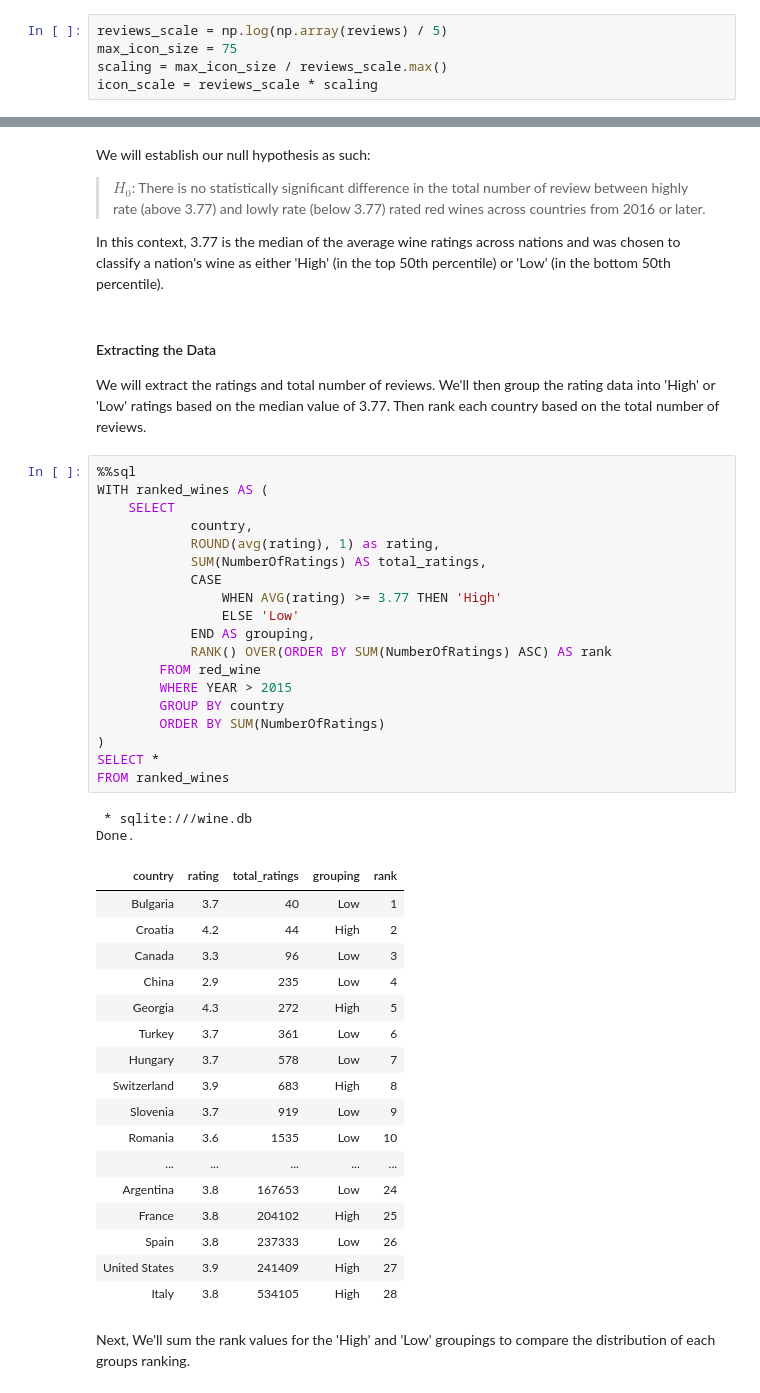
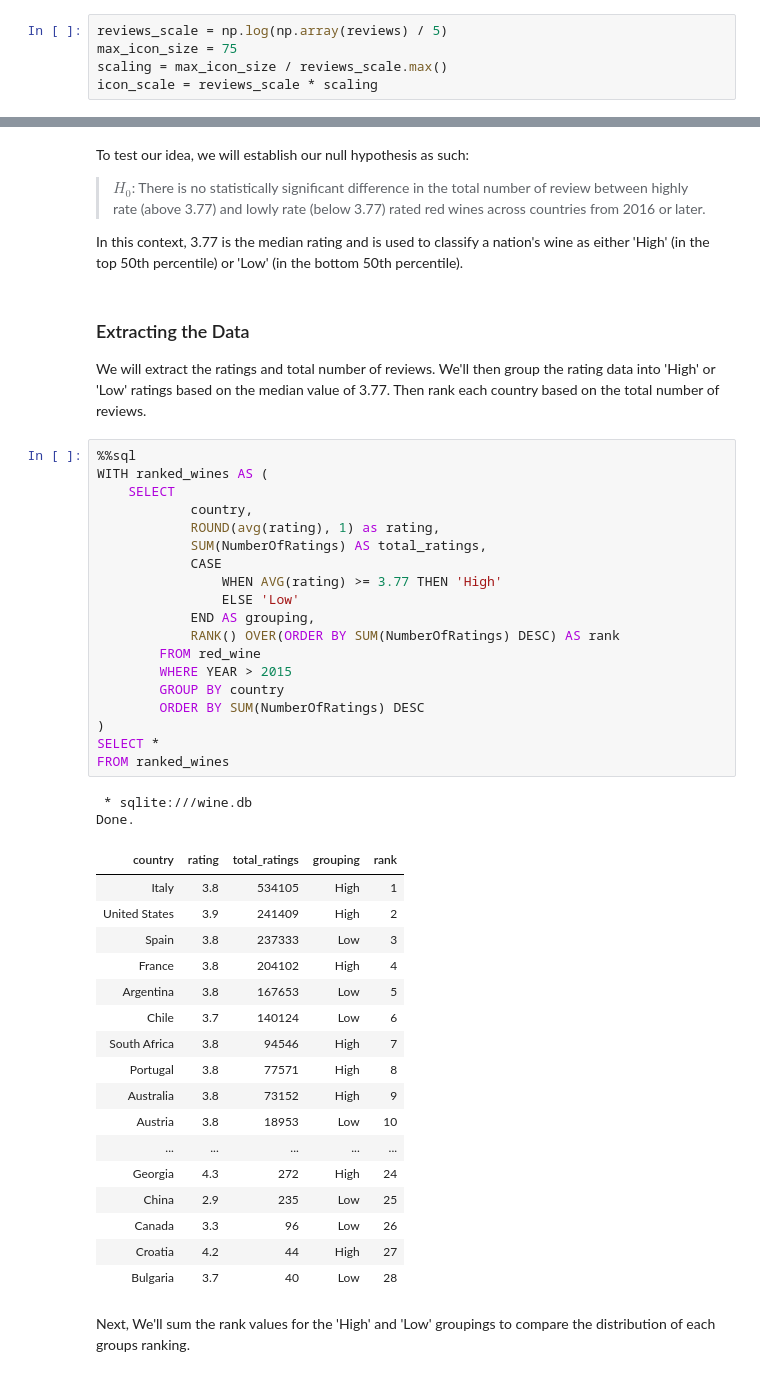
Before and after one commit to JGundisalvus/portfolio, a Jupyter notebook: wine_ratings/wine_analysis.ipynb, the cells around one changed output, grey strips where cells are left out. Cells and saved outputs as stored; diff of their text form.

```diff
--- a/wine_ratings/wine_analysis.ipynb
+++ b/wine_ratings/wine_analysis.ipynb
@@ -200,51 +189,50 @@ m
 # %% [markdown]
-We will establish our null hypothesis as such:
+To test our idea, we will establish our null hypothesis as such:
+>$H_0$: There is no statistically significant difference in the total number of review between highly rate (above 3.77) and lowly rate (below 3.77) rated red wines across countries from 2016 or later.
 
- >$H_0$: There is no statistically significant difference in the total number of review between highly rate (above 3.77) and lowly rate (below 3.77) rated red wines across countries from 2016 or later.
-
-In this context, 3.77 is the median of the average wine ratings across nations and was chosen to classify a nation's wine as either 'High' (in the top 50th percentile) or 'Low' (in the bottom 50th percentile).
+In this context, 3.77 is the median rating and is used to classify a nation's wine as either 'High' (in the top 50th percentile) or 'Low' (in the bottom 50th percentile).
 # %% [markdown]
-#### Extracting the Data
+### Extracting the Data
 We will extract the ratings and total number of reviews. We'll then group the rating data into 'High' or 'Low' ratings based on the median value of 3.77. Then rank each country based on the total number of reviews.
 # %%
 %%sql
 WITH ranked_wines AS (
     SELECT
             country,
             ROUND(avg(rating), 1) as rating,
             SUM(NumberOfRatings) AS total_ratings,
             CASE
                 WHEN AVG(rating) >= 3.77 THEN 'High'
                 ELSE 'Low'
             END AS grouping,
-            RANK() OVER(ORDER BY SUM(NumberOfRatings) ASC) AS rank
+            RANK() OVER(ORDER BY SUM(NumberOfRatings) DESC) AS rank
         FROM red_wine
         WHERE YEAR > 2015
         GROUP BY country
-        ORDER BY SUM(NumberOfRatings)
+        ORDER BY SUM(NumberOfRatings) DESC
 )
 SELECT *
 FROM ranked_wines
 # %% [output]
  * sqlite:///wine.db
 Done.
 | country | rating | total_ratings | grouping | rank |
-| Bulgaria | 3.7 | 40 | Low | 1 |
-| Croatia | 4.2 | 44 | High | 2 |
-| Canada | 3.3 | 96 | Low | 3 |
-| China | 2.9 | 235 | Low | 4 |
-| Georgia | 4.3 | 272 | High | 5 |
-| Turkey | 3.7 | 361 | Low | 6 |
-| Hungary | 3.7 | 578 | Low | 7 |
-| Switzerland | 3.9 | 683 | High | 8 |
-| Slovenia | 3.7 | 919 | Low | 9 |
-| Romania | 3.6 | 1535 | Low | 10 |
+| Italy | 3.8 | 534105 | High | 1 |
+| United States | 3.9 | 241409 | High | 2 |
+| Spain | 3.8 | 237333 | Low | 3 |
+| France | 3.8 | 204102 | High | 4 |
+| Argentina | 3.8 | 167653 | Low | 5 |
+| Chile | 3.7 | 140124 | Low | 6 |
+| South Africa | 3.8 | 94546 | High | 7 |
+| Portugal | 3.8 | 77571 | High | 8 |
+| Australia | 3.8 | 73152 | High | 9 |
+| Austria | 3.8 | 18953 | Low | 10 |
 | ... | ... | ... | ... | ... |
-| Argentina | 3.8 | 167653 | Low | 24 |
-| France | 3.8 | 204102 | High | 25 |
-| Spain | 3.8 | 237333 | Low | 26 |
-| United States | 3.9 | 241409 | High | 27 |
-| Italy | 3.8 | 534105 | High | 28 |
+| Georgia | 4.3 | 272 | High | 24 |
+| China | 2.9 | 235 | Low | 25 |
+| Canada | 3.3 | 96 | Low | 26 |
+| Croatia | 4.2 | 44 | High | 27 |
+| Bulgaria | 3.7 | 40 | Low | 28 |
 # %% [markdown]
 Next, We'll sum the rank values for the 'High' and 'Low' groupings to compare the distribution of each groups ranking.
 # %%
```
Also changed, not shown: parts of 14 cells of this notebook, 2 other files.
